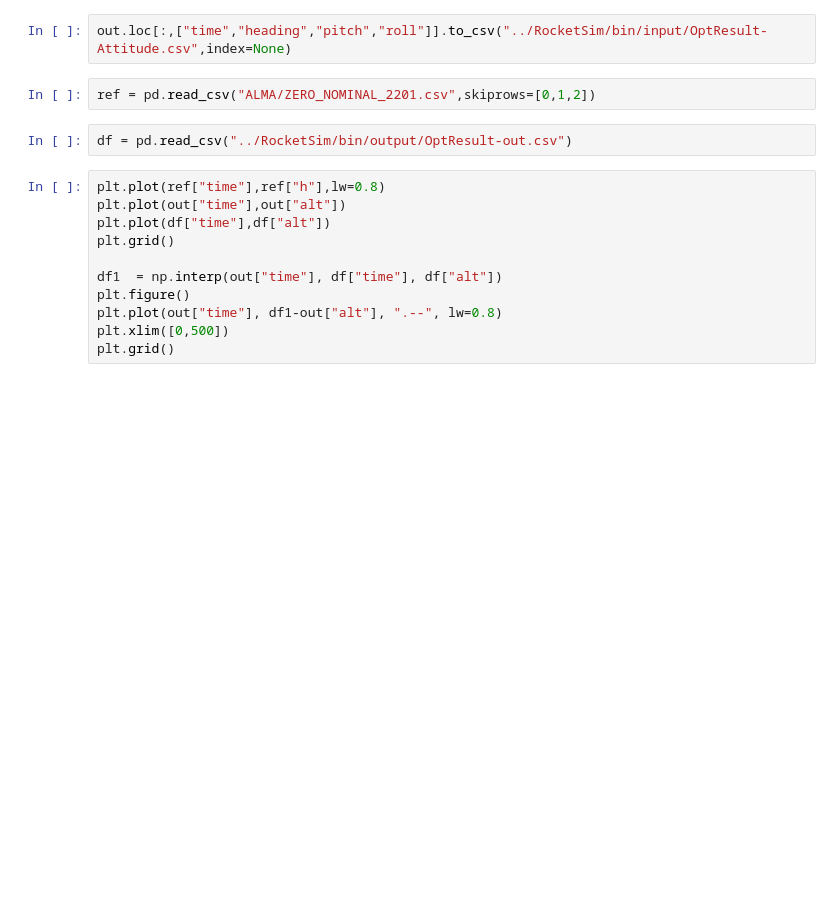
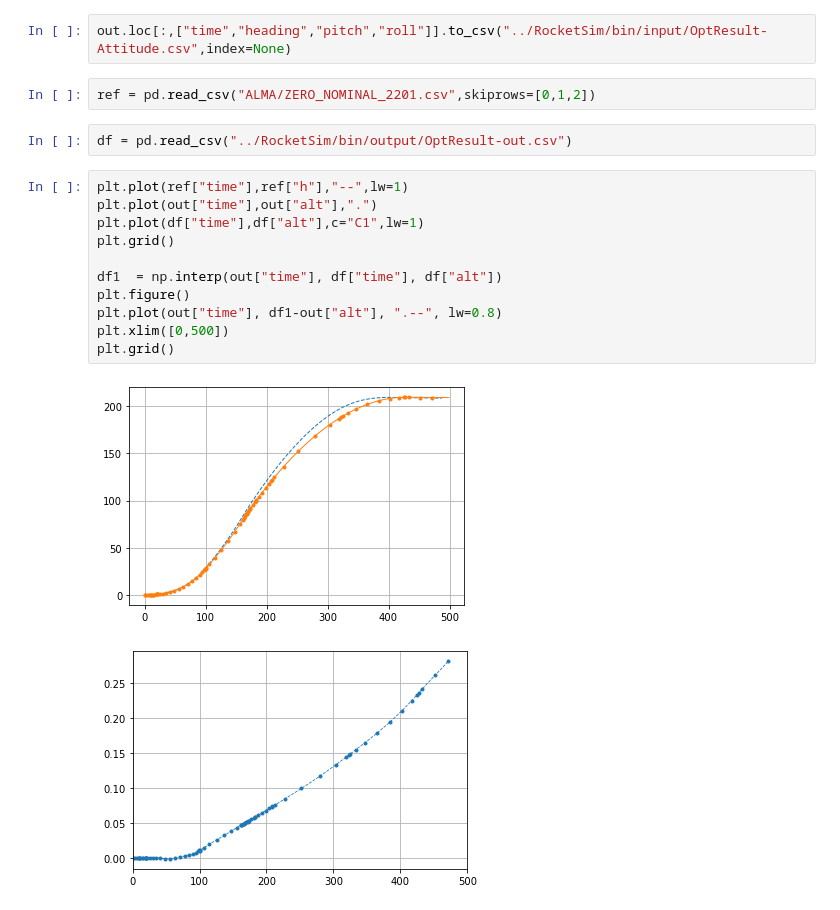
Before and after one commit to istellartech/GELATO, a Jupyter notebook: Trajectory_Optimization-6DoFquat-LG.ipynb, the cells around one changed output. Saved outputs shown, nothing was run; the diff lists cells and outputs as text; blank space fills up the shorter version.

```diff
--- a/Trajectory_Optimization-6DoFquat-LG.ipynb
+++ b/Trajectory_Optimization-6DoFquat-LG.ipynb
@@ -15,14 +41,17 @@ ref = pd.read_csv("ALMA/ZERO_NOMINAL_2201.csv",skiprows=[0,1,2])
 # %%
 df = pd.read_csv("../RocketSim/bin/output/OptResult-out.csv")
 # %%
-plt.plot(ref["time"],ref["h"],lw=0.8)
-plt.plot(out["time"],out["alt"])
-plt.plot(df["time"],df["alt"])
+plt.plot(ref["time"],ref["h"],"--",lw=1)
+plt.plot(out["time"],out["alt"],".")
+plt.plot(df["time"],df["alt"],c="C1",lw=1)
 plt.grid()
 
 df1  = np.interp(out["time"], df["time"], df["alt"])
 plt.figure()
 plt.plot(out["time"], df1-out["alt"], ".--", lw=0.8)
 plt.xlim([0,500])
 plt.grid()
+# %% [output]
+[figure, added]
+[figure, added]
 # %%
```
Also changed, not shown: parts of 16 cells of this notebook, 5 other files.
